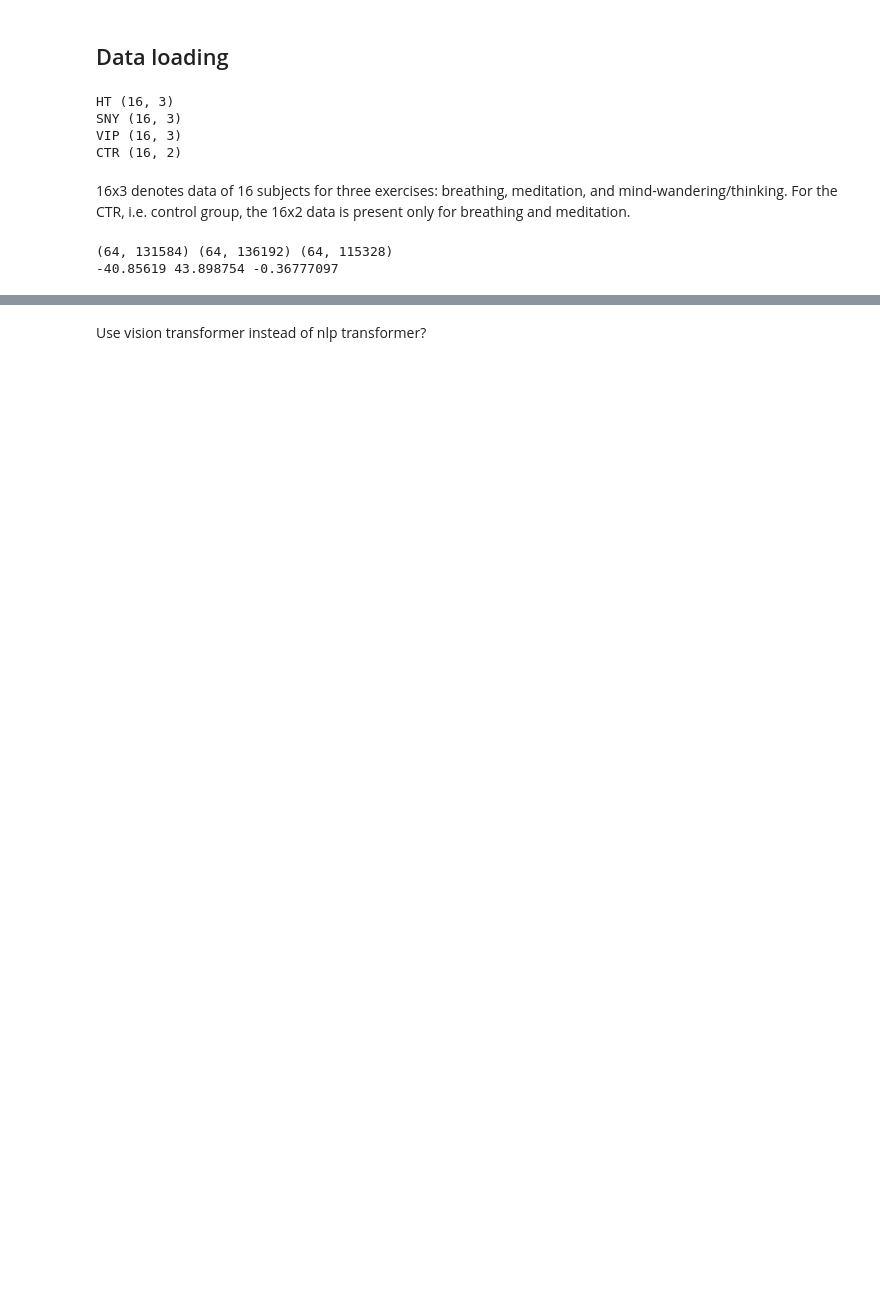
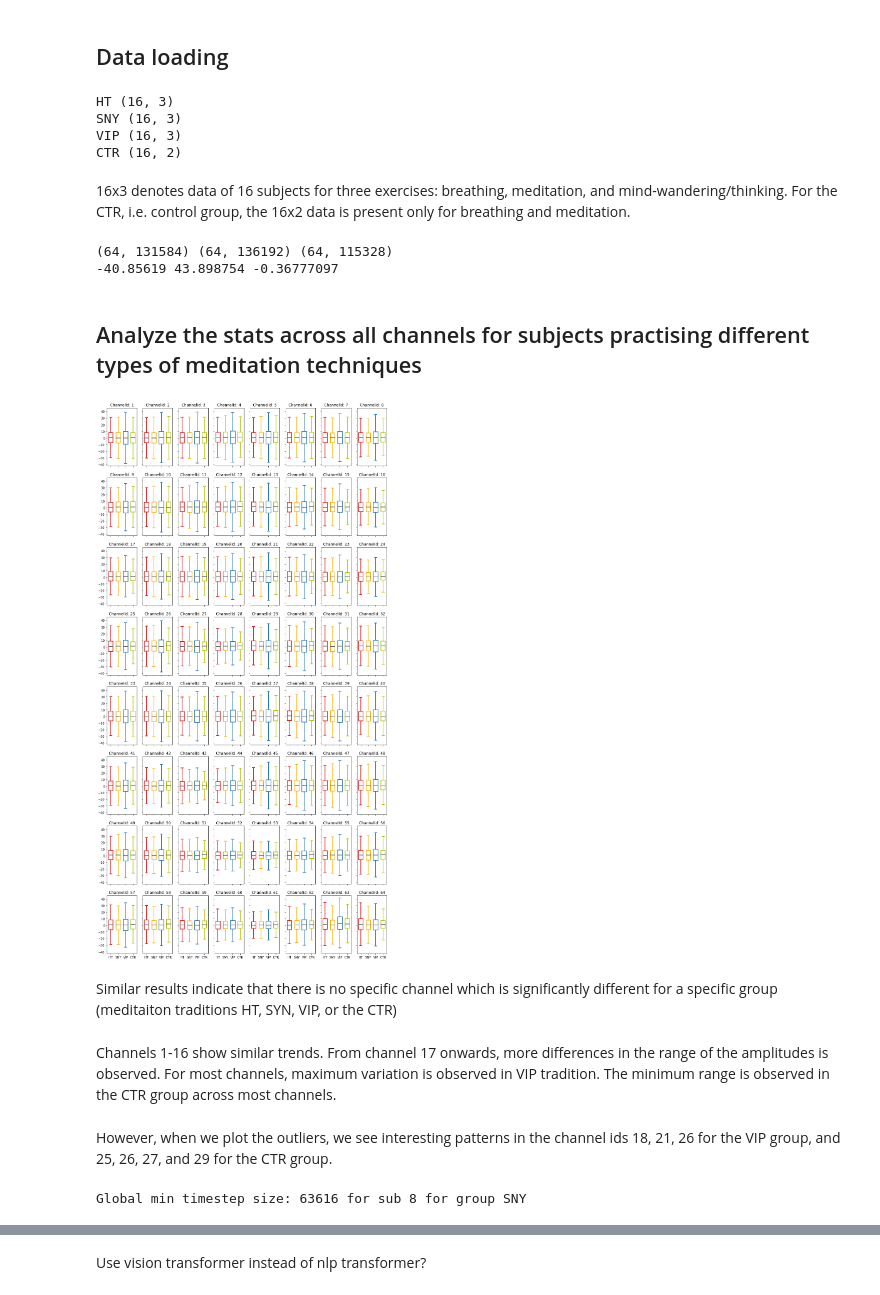
Before and after one commit to shruti-singh/meditation-eeg-representations, a Jupyter notebook: DataPrep.ipynb, the cells around one changed output, grey strips where cells are left out. Saved outputs shown, nothing was run; the diff lists cells and outputs as text; code cells hidden in the pictures; blank space fills up the shorter version.

```diff
--- a/DataPrep.ipynb
+++ b/DataPrep.ipynb
@@ -12,10 +20,11 @@ def load_data(name):
     return scipy.io.loadmat('data/Meditation/{}.mat'.format(name))
 
 if debug:
+    all_mats = {}
     for mat in dtype_names:
-        data_mat = load_data(mat)
+        all_mats[mat] = load_data(mat)
         #print(ht_mat.keys())
-        print(mat, data_mat[mat].shape)
+        print(mat, all_mats[mat][mat].shape)
 # %% [output]
 HT (16, 3)
 SNY (16, 3)
@@ -33,3 +43,67 @@ if debug:
 # %% [output]
 (64, 131584) (64, 136192) (64, 115328)
 -40.85619 43.898754 -0.36777097
+# %% [markdown]
+## Analyze the stats across all channels for subjects practising different types of meditation techniques
+# %%
+def set_box_color(bp, color):
+    plt.setp(bp['boxes'], color=color, linewidth=2)
+    plt.setp(bp['whiskers'], color=color, linewidth=2)
+    plt.setp(bp['caps'], color=color, linewidth=2)
+    plt.setp(bp['medians'], color="#636363", linewidth=2)
+
+fig, axs = plt.subplots(8, 8, figsize=(16, 32))
+boxprops = dict(linewidth=2)
+bplot_colors = ['#D7191C', '#F8B100', '#2C7BB6', '#B3C302']
+
+for channelidx in range(0, 64):
+    rowidx = (channelidx//8)
+    colidx = channelidx%8
+    for _, med_tech in enumerate(dtype_names):
+        subj_data = all_mats[med_tech][med_tech][:,1]
+        channel_spec_data = np.array([])
+        for subj in subj_data:
+            channel_spec_data = np.append(channel_spec_data, subj[channelidx,:])
+        bpl = axs[rowidx, colidx].boxplot(channel_spec_data, positions=[0+_], sym='', widths=0.6, boxprops=boxprops)
+        set_box_color(bpl, bplot_colors[_])
+        axs[rowidx, colidx].set_title('ChannelId: {}'.format(channelidx+1))
+        axs[rowidx, colidx].sharex(axs[0, 0])
+        axs[rowidx, colidx].sharey(axs[0, 0])
+
+for ax in fig.get_axes():
+    ax.label_outer();
+plt.xticks(range(0, len(dtype_names)), dtype_names);
+
+#fig.suptitle('Boxplots for each channel across the four groups: HT, SNY, VIP, CTR')
+
+plt.savefig("figures/channelwise_boxplot_wo_outliers.png")
+# %% [output]
+[figure, added]
+# %% [markdown]
+Similar results indicate that there is no specific channel which is significantly different for a specific group (meditaiton traditions HT, SYN, VIP, or the CTR)
+# %% [markdown]
+Channels 1-16 show similar trends. From channel 17 onwards, more differences in the range of the amplitudes is observed. For most channels, maximum variation is observed in VIP tradition. The minimum range is observed in the CTR group across most channels.
+# %% [markdown]
+However, when we plot the outliers, we see interesting patterns in the channel ids 18, 21, 26 for the VIP group, and 25, 26, 27, and 29 for the CTR group.
+# %%
+def truncate_to_equal_time_steps(all_mats):
+    global_min = sys.maxsize
+    global_min_args = []
+    group_sizes = {med: [] for med in dtype_names}
+
+    for med in dtype_names:
+        for subj_idx, subj_data in enumerate(all_mats[med][med]):
+#             if subj_idx == 8 and med == 'SNY':
+#                 continue
+            sub_min = subj_data[1].shape[1]
+            group_sizes[med].append(sub_min)
+            if sub_min < global_min:
+                global_min = sub_min
+                global_min_args = [med, subj_idx]
+    return group_sizes, global_min, global_min_args
+
+if debug:
+    group_sizes, global_min, global_min_args = truncate_to_equal_time_steps(all_mats)
+    print("Global min timestep size: {} for sub {} for group {}".format(global_min, global_min_args[1], global_min_args[0]))
+# %% [output]
+Global min timestep size: 63616 for sub 8 for group SNY
```
Also changed, not shown: parts of 18 cells of this notebook.
